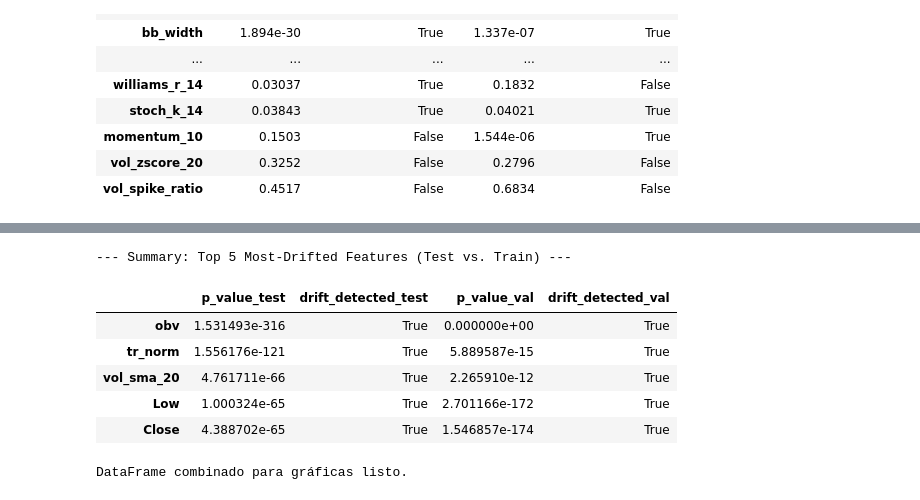
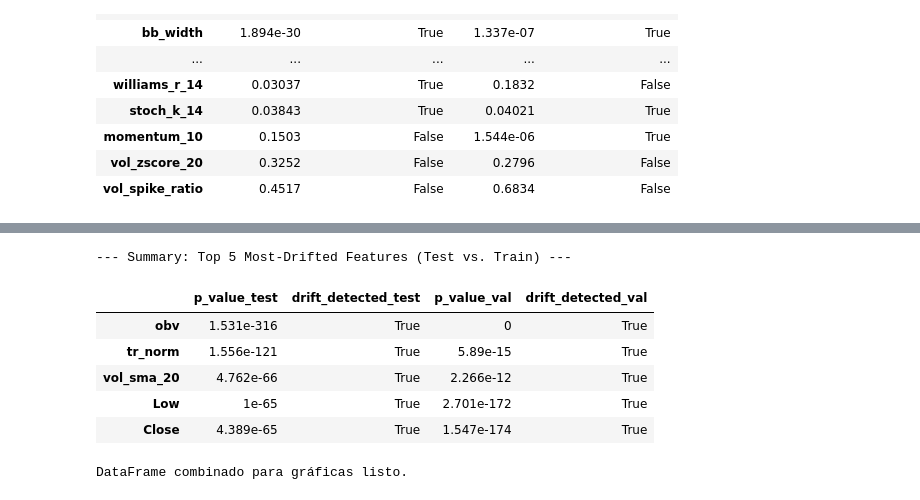
Before and after one commit to ulloa09/Proyecto3_TensorFlow, a Jupyter notebook: drift_report.ipynb, the cells around one changed output, grey strips where cells are left out. Cells and saved outputs as stored; diff of their text form; code cells hidden in the pictures.

```diff
--- a/drift_report.ipynb
+++ b/drift_report.ipynb
@@ -180,15 +190,20 @@ display(drifted_val)
 # %%
+# Summary - Top 5 Features
 top_5_drifted = drift_df.sort_values(by='p_value_test').head(5)
 print("--- Summary: Top 5 Most-Drifted Features (Test vs. Train) ---")
-display(top_5_drifted)
+
+display(top_5_drifted.style.format({
+    'p_value_test': '{:.4g}'.format,
+    'p_value_val': '{:.4g}'.format
+}))
 # %% [output]
 --- Summary: Top 5 Most-Drifted Features (Test vs. Train) ---
 |  | p_value_test | drift_detected_test | p_value_val | drift_detected_val |
-| obv | 1.531493e-316 | True | 0.000000e+00 | True |
-| tr_norm | 1.556176e-121 | True | 5.889587e-15 | True |
-| vol_sma_20 | 4.761711e-66 | True | 2.265910e-12 | True |
-| Low | 1.000324e-65 | True | 2.701166e-172 | True |
-| Close | 4.388702e-65 | True | 1.546857e-174 | True |
+| obv | 1.531e-316 | True | 0 | True |
+| tr_norm | 1.556e-121 | True | 5.89e-15 | True |
+| vol_sma_20 | 4.762e-66 | True | 2.266e-12 | True |
+| Low | 1e-65 | True | 2.701e-172 | True |
+| Close | 4.389e-65 | True | 1.547e-174 | True |
 # %%
 df_train_plot = baseline_data.copy()
 df_test_plot = test_data.copy()
```
Also changed, not shown: parts of 7 cells of this notebook.
